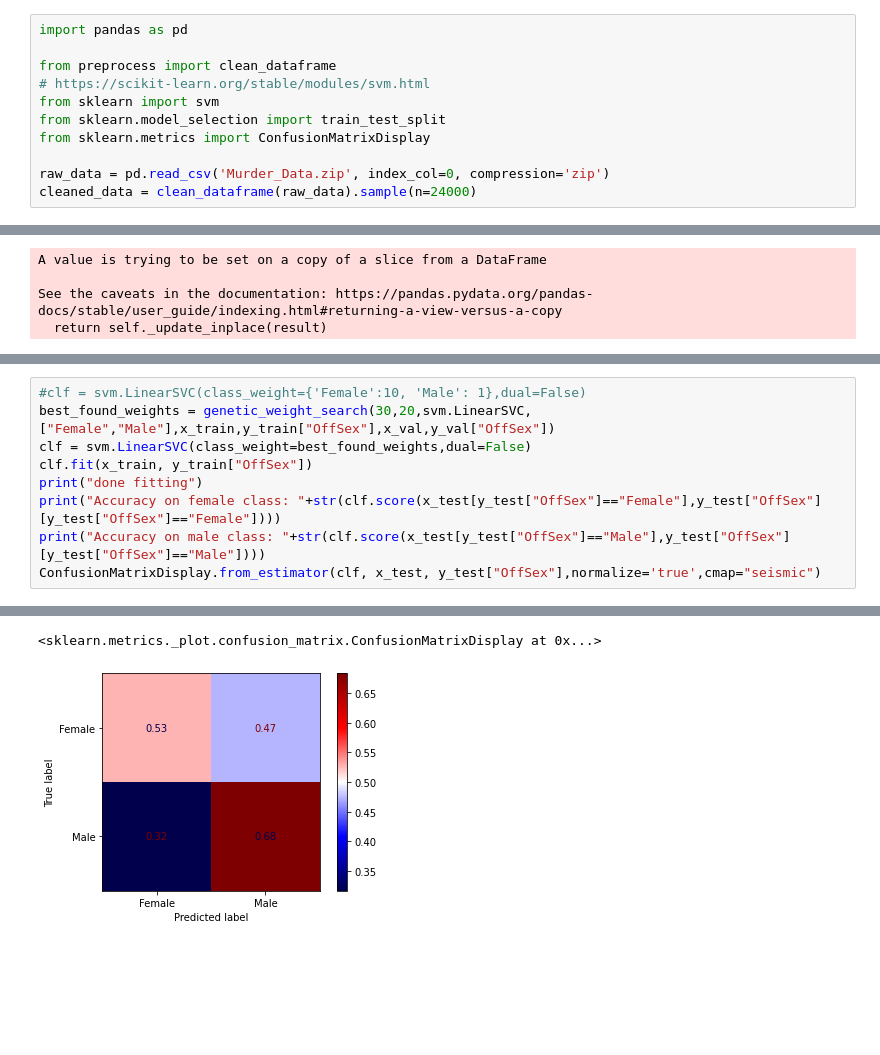
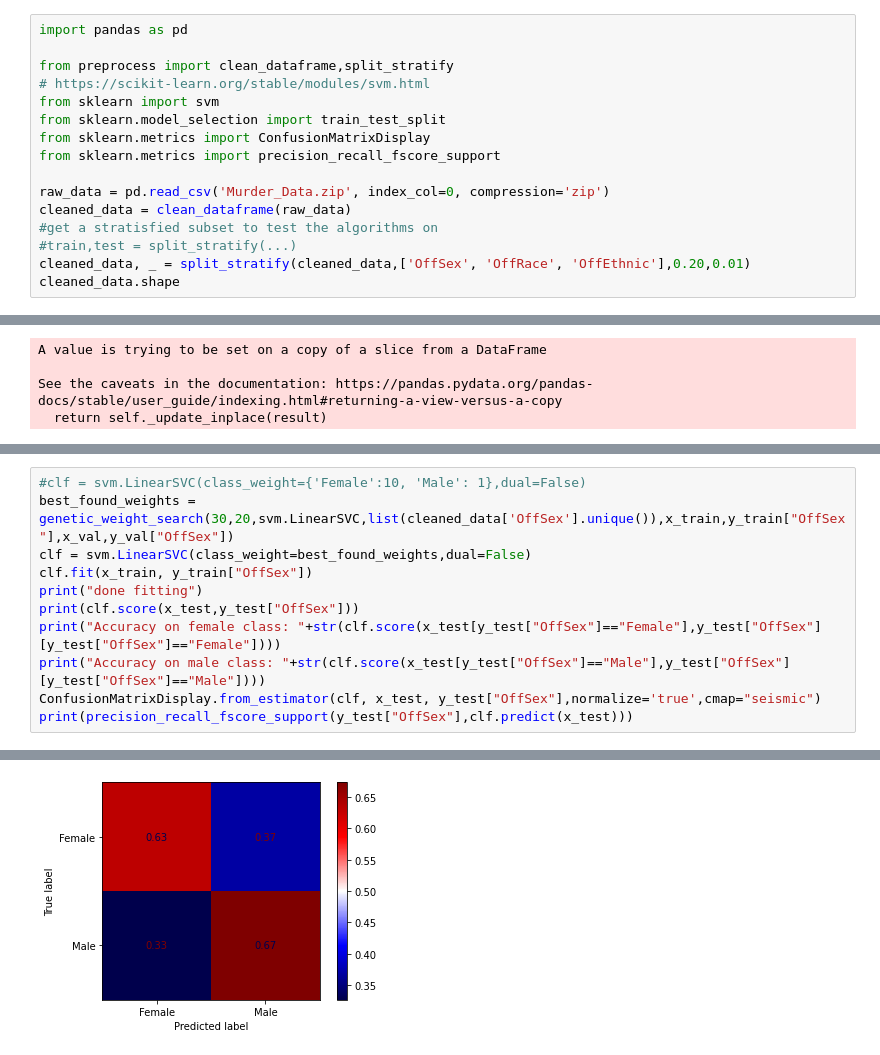
Before and after one commit to lougau92/MA1-Development-of-XAI-based-framework-to-Understand-Predict-and-Link-Homicides, a Jupyter notebook: svm_single_feature.ipynb, the cells around one changed output, grey strips where cells are left out. Saved outputs shown, nothing was run; the diff lists cells and outputs as text; blank space fills up the shorter version.

Commit message:
more samples for svm class weight search/training

```diff
--- a/svm_single_feature.ipynb
+++ b/svm_single_feature.ipynb
@@ -1,11 +1,16 @@
 # %%
 import pandas as pd
 
-from preprocess import clean_dataframe
+from preprocess import clean_dataframe,split_stratify
 # https://scikit-learn.org/stable/modules/svm.html
 from sklearn import svm
 from sklearn.model_selection import train_test_split
 from sklearn.metrics import ConfusionMatrixDisplay
+from sklearn.metrics import precision_recall_fscore_support
 
 raw_data = pd.read_csv('Murder_Data.zip', index_col=0, compression='zip')
-cleaned_data = clean_dataframe(raw_data).sample(n=24000)
+cleaned_data = clean_dataframe(raw_data)
+#get a stratisfied subset to test the algorithms on
+#train,test = split_stratify(...)
+cleaned_data, _ = split_stratify(cleaned_data,['OffSex', 'OffRace', 'OffEthnic'],0.20,0.01)
+cleaned_data.shape
@@ -112,10 +140,12 @@ def generate_new_pop(parents,n_new):
 # %%
 #clf = svm.LinearSVC(class_weight={'Female':10, 'Male': 1},dual=False)
-best_found_weights = genetic_weight_search(30,20,svm.LinearSVC,["Female","Male"],x_train,y_train["OffSex"],x_val,y_val["OffSex"])
+best_found_weights = genetic_weight_search(30,20,svm.LinearSVC,list(cleaned_data['OffSex'].unique()),x_train,y_train["OffSex"],x_val,y_val["OffSex"])
 clf = svm.LinearSVC(class_weight=best_found_weights,dual=False)
 clf.fit(x_train, y_train["OffSex"])
 print("done fitting")
+print(clf.score(x_test,y_test["OffSex"]))
 print("Accuracy on female class: "+str(clf.score(x_test[y_test["OffSex"]=="Female"],y_test["OffSex"][y_test["OffSex"]=="Female"])))
 print("Accuracy on male class: "+str(clf.score(x_test[y_test["OffSex"]=="Male"],y_test["OffSex"][y_test["OffSex"]=="Male"])))
 ConfusionMatrixDisplay.from_estimator(clf, x_test, y_test["OffSex"],normalize='true',cmap="seismic")
+print(precision_recall_fscore_support(y_test["OffSex"],clf.predict(x_test)))
 # %% [output]
@@ -139,5 +169,4 @@ Accuracy on male class: 0.6836397925506836
-<sklearn.metrics._plot.confusion_matrix.ConfusionMatrixDisplay at 0x...>
-[figure, old version]
+[figure, new version]
 # %%
 df=y_test.groupby(["OffRace"]).size()
 df.plot(kind='bar')
```
Also changed, not shown: parts of 10 cells of this notebook, 1 other file.
